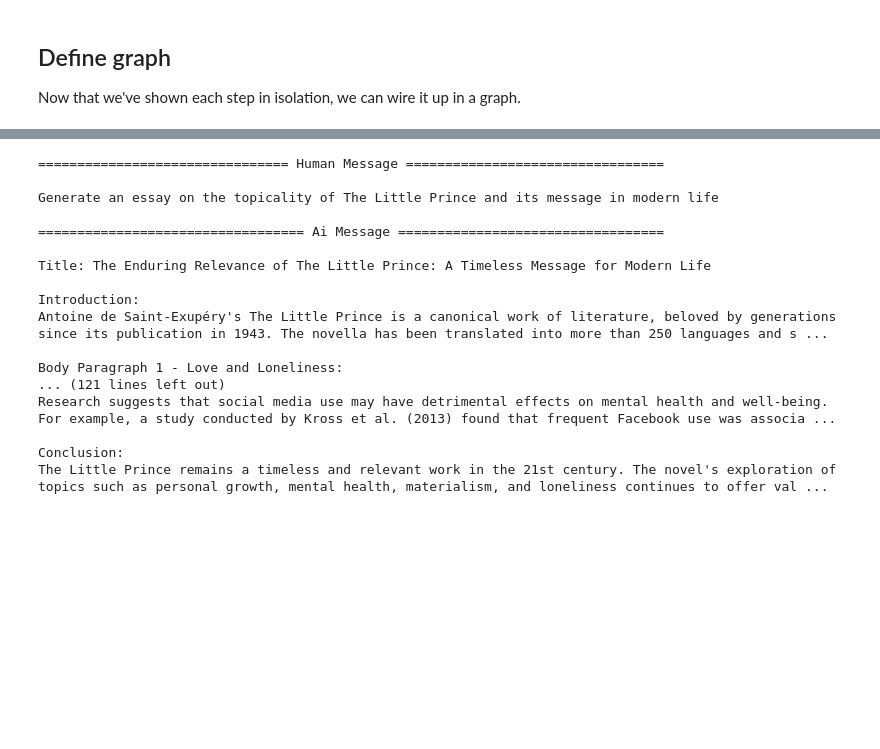
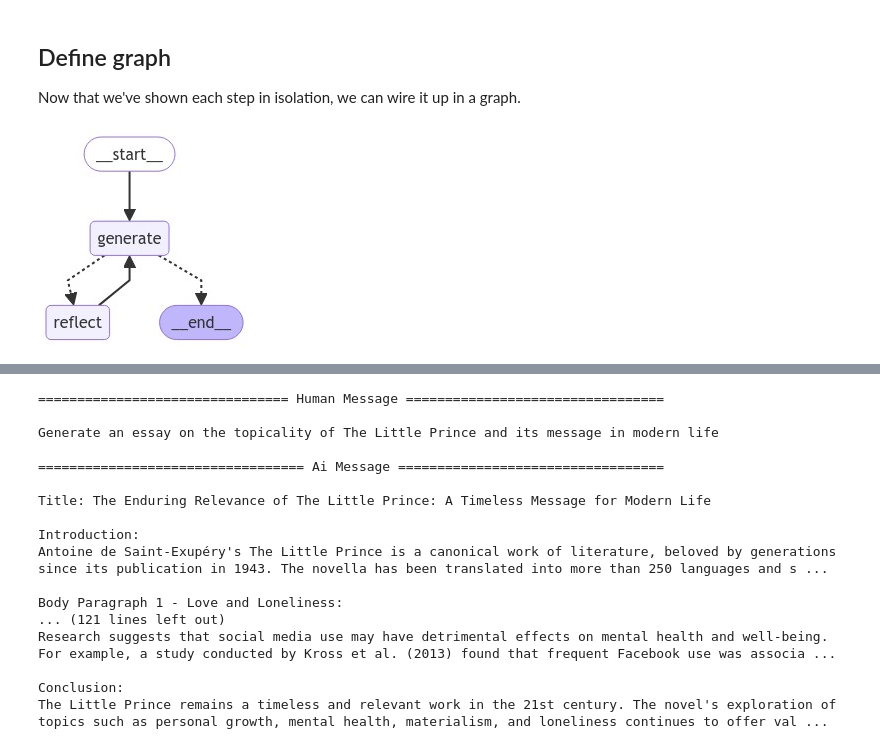
Before and after one commit to anshupandey/AI_Agents, a Jupyter notebook: AAP_C6_LangChain_Chain_reflection.ipynb, the cells around one changed output, grey strips where cells are left out. Cells and saved outputs as stored; diff of their text form; code cells hidden in the pictures; blank space fills up the shorter version.

```diff
--- a/AAP_C6_LangChain_Chain_reflection.ipynb
+++ b/AAP_C6_LangChain_Chain_reflection.ipynb
@@ -97,6 +101,7 @@ reflection_prompt = ChatPromptTemplate.from_messages(
         MessagesPlaceholder(variable_name="messages"),
     ]
 )
+llm = ChatVertexAI(model="gemini-1.5-flash-001")
 reflect = reflection_prompt | llm
 # %%
 reflection = ""
@@ -139,7 +139,7 @@ Now that we've shown each step in isolation, we can wire it up in a graph.
 from typing import List, Sequence
 
 from langgraph.graph import END, MessageGraph, START
-
+import time
 
 async def generation_node(state: Sequence[BaseMessage]):
     return await generate.ainvoke({"messages": state})
@@ -148,6 +148,7 @@ async def generation_node(state: Sequence[BaseMessage]):
 async def reflection_node(messages: Sequence[BaseMessage]) -> List[BaseMessage]:
     # Other messages we need to adjust
     cls_map = {"ai": HumanMessage, "human": AIMessage}
+    time.sleep(30)
     # First message is the original user request. We hold it the same for all nodes
     translated = [messages[0]] + [
         cls_map[msg.type](content=msg.content) for msg in messages[1:]
@@ -173,6 +174,16 @@ def should_continue(state: List[BaseMessage]):
 builder.add_conditional_edges("generate", should_continue)
 builder.add_edge("reflect", "generate")
 graph = builder.compile()
+# %%
+from IPython.display import Image, display
+
+try:
+    display(Image(graph.get_graph().draw_mermaid_png()))
+except Exception:
+    # This requires some extra dependencies and is optional
+    pass
+# %% [output]
+[figure, added]
 # %%
 async for event in graph.astream(
     [
```
Also changed, not shown: parts of 5 cells of this notebook.
